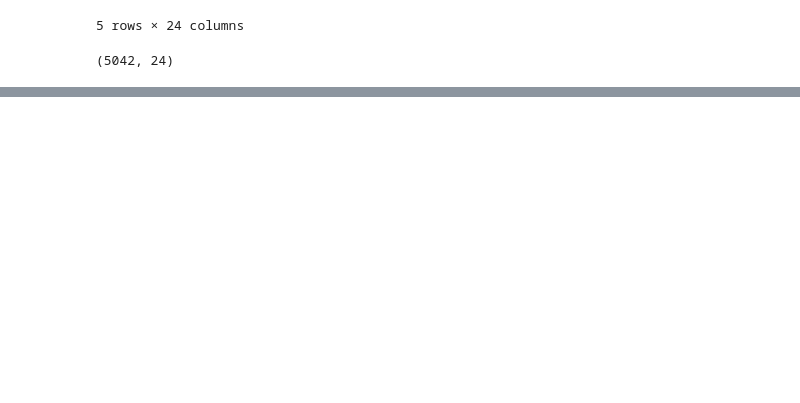
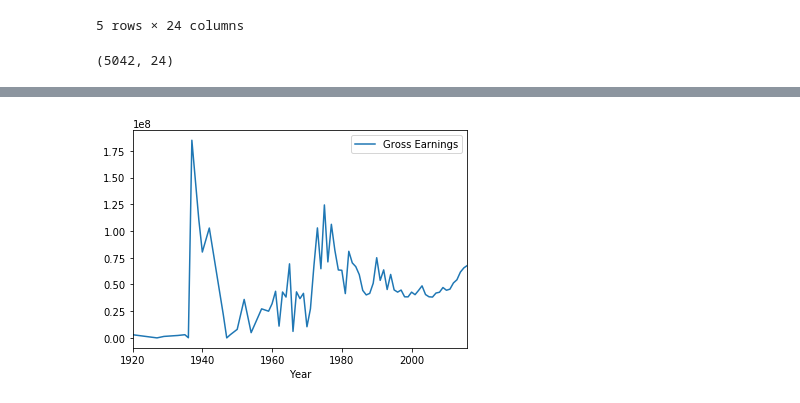
Before and after one commit to sajithbs/AnalyseMoviesDB, a Jupyter notebook: Movie_Excel_Analysis.ipynb, the cells around one changed output, grey strips where cells are left out. Cells and saved outputs as stored; diff of their text form; code cells hidden in the pictures; blank space fills up the shorter version.

```diff
--- a/Movie_Excel_Analysis.ipynb
+++ b/Movie_Excel_Analysis.ipynb
@@ -62,0 +198,4 @@ movies.shape
+# %%
+# Pivot Tables
+movies_subset = movies[['Year', 'Gross Earnings']]
+movies_subset.head()
@@ -62,0 +232,3 @@ movies.shape
+# %%
+# dropping all duplicte values
+movies_subset.drop_duplicates(keep = False, inplace = True)
@@ -62,0 +284,5 @@ movies.shape
+# %%
+#Summerize values using Pivot
+
+earnings_by_year = movies_subset.pivot_table(index=['Year'])
+earnings_by_year.head()
@@ -62,0 +297,6 @@ movies.shape
+# %%
+# Plot the data
+earnings_by_year.plot()
+plt.show()
+# %% [output]
+[figure, added]
```
Also changed, not shown: parts of 27 cells of this notebook.
